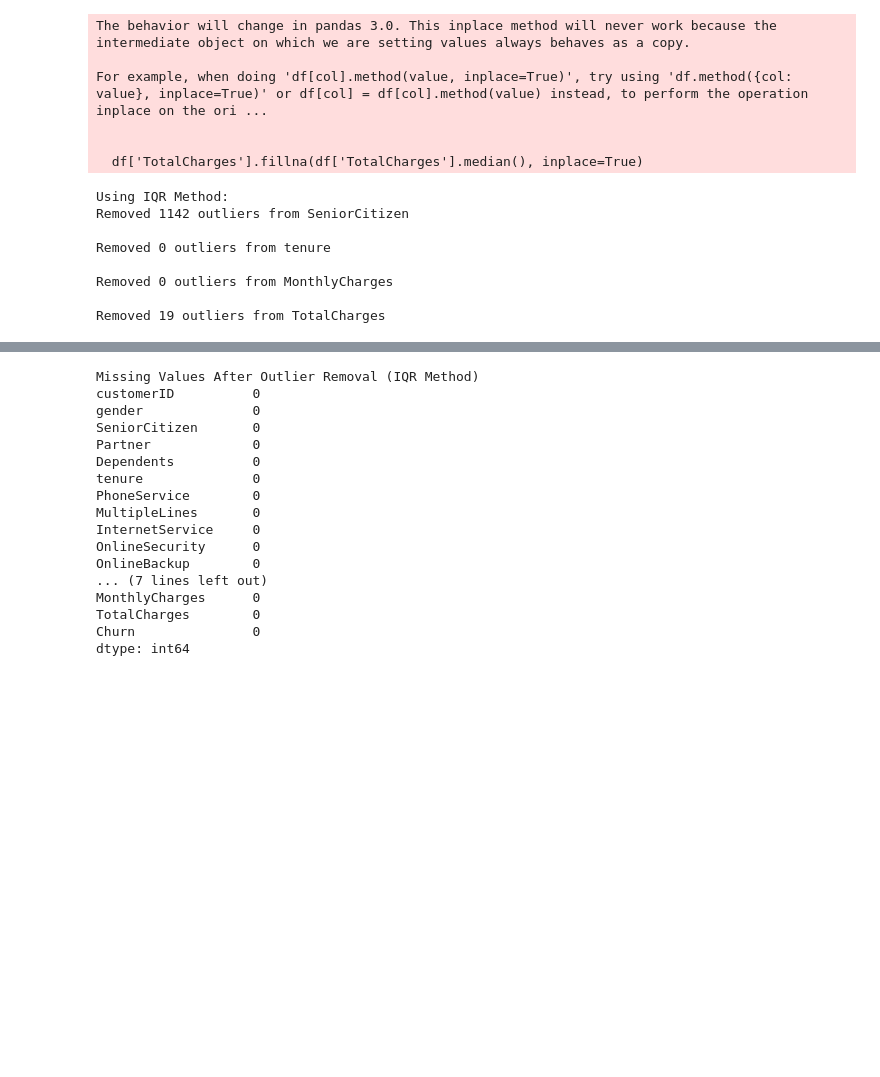
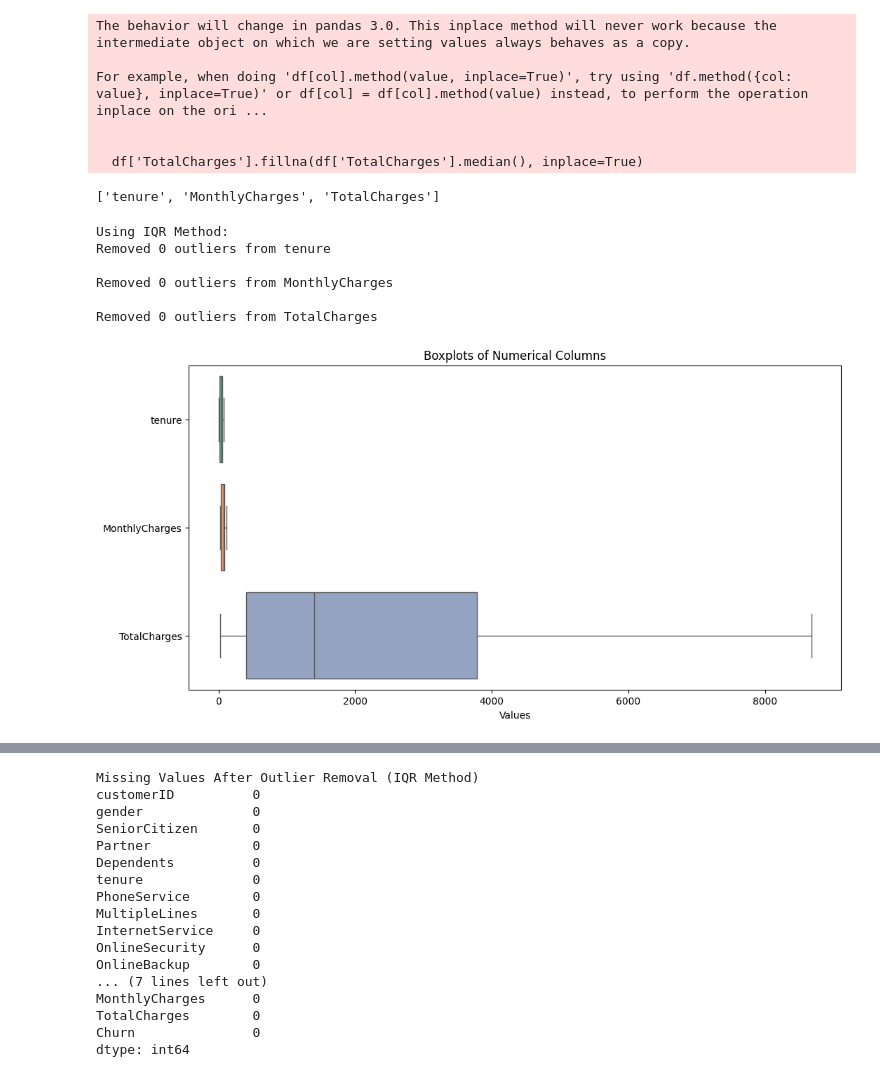
Before and after one commit to Sudheerbmb/Internship-FUTURENSE, a Jupyter notebook: CustomerChurn/CustomerChurn.ipynb, the cells around one changed output, grey strips where cells are left out. Cells and saved outputs as stored; diff of their text form; code cells hidden in the pictures; blank space fills up the shorter version.

```diff
--- a/CustomerChurn/CustomerChurn.ipynb
+++ b/CustomerChurn/CustomerChurn.ipynb
@@ -66,7 +66,11 @@ For example, when doing 'df[col].method(value, inplace=True)', try using 'df.met
   df['TotalCharges'].fillna(df['TotalCharges'].median(), inplace=True)
 # %%
 numerical_columns = df.select_dtypes(include=['int64', 'float64']).columns.tolist()
+numerical_columns.remove("SeniorCitizen")
 categorical_columns = df.select_dtypes(include=['object']).columns.tolist()
+print(numerical_columns)
+# %% [output]
+['tenure', 'MonthlyCharges', 'TotalCharges']
 # %%
 def remove_outliers_iqr(df, column):
     Q1 = df[column].quantile(0.25)
@@ -93,20 +97,28 @@ def remove_outliers_zscore(df, column, threshold=3):
 # %%
 print("Using IQR Method:")
 df_iqr = df.copy()
 outliers_iqr = {}
 for column in numerical_columns:
     df_iqr, outliers = remove_outliers_iqr(df_iqr, column)
     outliers_iqr[column] = outliers
     print(f'Removed {len(outliers)} outliers from {column}\n')
+
+
+plt.figure(figsize=(12, 6))  # Adjust the figure size if necessary
+
+# Using seaborn for better aesthetics
+sns.boxplot(data=df_iqr[numerical_columns], orient='h', palette='Set2')
+plt.title('Boxplots of Numerical Columns')
+plt.xlabel('Values')
+plt.show()
 # %% [output]
 Using IQR Method:
-Removed 1142 outliers from SeniorCitizen
-
 Removed 0 outliers from tenure
 
 Removed 0 outliers from MonthlyCharges
 
-Removed 19 outliers from TotalCharges
+Removed 0 outliers from TotalCharges
+[figure, added]
 # %%
 print("Using Z-score Method:")
 df_zscore = df.copy()
```
Also changed, not shown: parts of 4 cells of this notebook, 2 other files.
